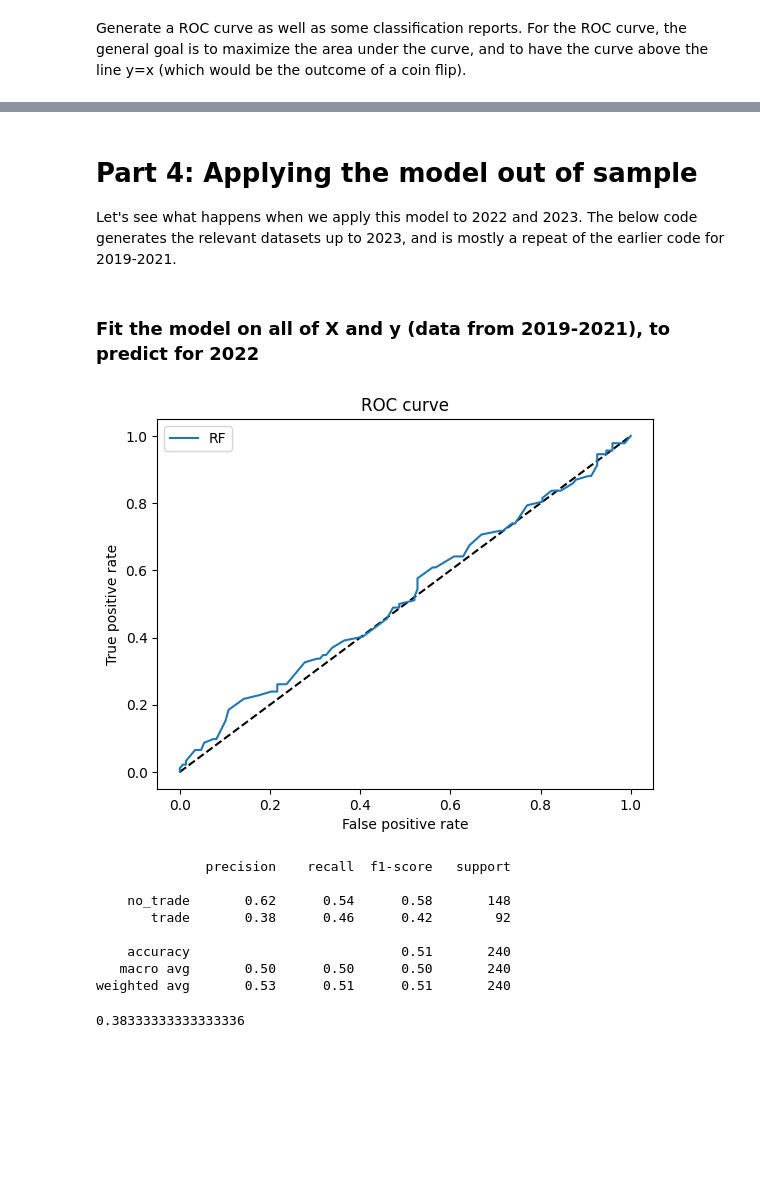
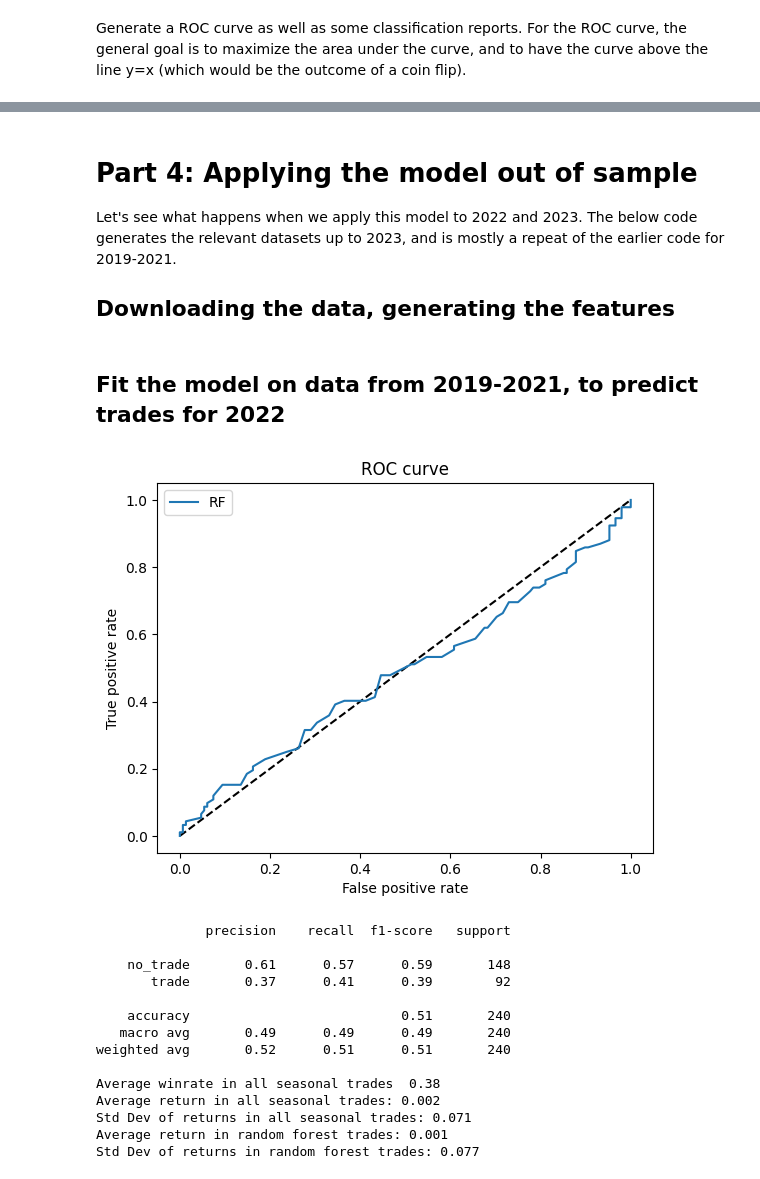
Before and after one commit to raywang202/technical-trading, a Jupyter notebook: Stock ML technical.ipynb, the cells around one changed output, grey strips where cells are left out. Drawn from its saved outputs; the diff is of its cells as text; code cells hidden in the pictures; blank space fills up the shorter version.

```diff
--- a/Stock ML technical.ipynb
+++ b/Stock ML technical.ipynb
@@ -197,16 +200,12 @@ Also compute the actual returns for each seasonal trade.
 # %%
 # Select the top 10 trades per trade window, meeting the criteria
 long_positions = all_returns[(all_returns['annualized r'] > 0.4) &
-(all_returns.up >= 6) & (all_returns['avg r'] > .015)].sort_values(
+(all_returns.up >= 6) & (all_returns['avg r'] > .02)].sort_values(
     'Sharpe Long', ascending=False).groupby('trade window').head(10)
 
 # Define the feature functions
 
 # Historical winrates
-long_positions['past1yr'] = long_positions.apply(lambda row: historical_up_rate(
-    data, row['Symbol'], row['start date'][5:10], row['end date'],
-    int(row['trade year']) - 1, int(row['trade year']) - 1), axis=1)
-
 long_positions['past3yr'] = long_positions.apply(lambda row: historical_up_rate(
     data, row['Symbol'], row['start date'][5:10], row['end date'],
     int(row['trade year']) - 3, int(row['trade year']) - 1), axis=1)
@@ -228,7 +227,6 @@ data_no_backfill = data[data.index == data['Price Date']]
 def get_ewm_vol(data, symbol, date, span=10):
     stock_rets = np.log(data[symbol] / data[symbol].shift(1)).shift(1)
     return stock_rets.ewm(span).std().loc[date]
-
 
 long_positions['ewm_vol'] = long_positions.apply(lambda row: get_ewm_vol(
     data_no_backfill, row['Symbol'], data.loc[row['start date']]['Price Date'],
@@ -258,7 +256,6 @@ long_positions['yesterday_ret'] = long_positions.apply(
                                   days_back=1), axis=1)
 
 # Get SP500 EWM vol/average ratio and yesterday returns, making sure not to backfill
-
 spx = pd.DataFrame(yf.download('^SPX', start_date, end_date)['Adj Close'])
 all_dates = pd.date_range(start_date, end_date)
 
@@ -411,4 +433,6 @@ Precision is the metric we care the most about, since we "lose nothing" by not p
 # Part 4: Applying the model out of sample
 
 Let's see what happens when we apply this model to 2022 and 2023. The below code generates the relevant datasets up to 2023, and is mostly a repeat of the earlier code for 2019-2021.
+
+## Downloading the data, generating the features
 # %%
@@ -466,7 +490,8 @@ later_returns['trade year']=later_returns['trade window'].str.slice(0,4)
 later_returns = pd.read_csv('seasonal_trades_2022_2023.csv')
 
 later_long_positions = later_returns[(later_returns['annualized r'] > 0.4) &
-                                     (later_returns.up >= 6) & later_returns['avg r'] > .015].sort_values(
+                                     (later_returns.up >= 6) &
+                                     later_returns['avg r'] > .02].sort_values(
     'Sharpe Long', ascending=False).groupby('trade window').head(10)
 
 # Calculate the feature values
@@ -506,50 +531,62 @@ later_long_positions['sp500_yest_ret'] = later_long_positions.apply(
 later_long_positions['actual_return'] = later_long_positions.apply(
     lambda row: get_actual_return(data, row['Symbol'], row['start date'],
         str(row['trade year']) + '-' + row['end date']), axis=1)
+
+later_long_positions['outcome'] = np.where(
+    later_long_positions['actual_return'] > 0.02, 1, 0)
 # %% [markdown]
-### Fit the model on all of X and y (data from 2019-2021), to predict for 2022
+## Fit the model on data from 2019-2021, to predict trades for 2022
 # %%
-model = RandomForestClassifier(random_state = np.random.seed(5555))
-model.fit(X, y)
+model = RandomForestClassifier(random_state = np.random.seed(1234))
+model.fit(X, y) # Note that X and y were from the initial dataset, from 2019-2021
 
 long_2022 = later_long_positions[later_long_positions['trade year'] == 2022]
 X_2022 = long_2022[['past3yr', 'past5yr','ewm_vol', 'long_momentum',
                     'yesterday_ret','sp500_ewm_vol', 'sp500_ewma',
                     'sp500_yest_ret']].values
-y_2022 = np.where(long_2022['actual_return'] > 0.02, 1, 0)
+y_2022 = long_2022['outcome'].values
 
 rf_trade_2022_prob = model.predict_proba(X_2022)[:, 1]
 rf_trade_2022 = model.predict(X_2022)
 fpr_rf, tpr_rf, _ = roc_curve(y_2022, rf_trade_2022_prob)
 
 plt.figure(1)
 plt.plot([0, 1], [0, 1], 'k--')
 plt.plot(fpr_rf, tpr_rf, label='RF')
 plt.xlabel('False positive rate')
 plt.ylabel('True positive rate')
 plt.title('ROC curve')
 plt.legend(loc='best')
 plt.show()
 
 
 print(classification_report(y_2022, rf_trade_2022,
                             target_names=['no_trade', 'trade']))
 
-y_2022.mean() # 38.3% of all trades in 2022,
-#y_2022[rf_trade_2022==1].mean()
-
-
-# long_2022['actual_return'].mean()
-# long_2022[rf_trade_2022==1]['actual_return'].mean()
+print('Average winrate in all seasonal trades %5.2f' %
+      long_2022['outcome'].mean())
+print('Average return in all seasonal trades: %5.3f' %
+      long_2022['actual_return'].mean())
+print('Std Dev of returns in all seasonal trades: %5.3f' %
+      long_2022['actual_return'].std())
+print('Average return in random forest trades: %5.3f' %
+      long_2022[rf_trade_2022==1]['actual_return'].mean())
+print('Std Dev of returns in random forest trades: %5.3f' %
+      long_2022[rf_trade_2022==1]['actual_return'].std())
 # %% [output]
-[figure, old version]
+[figure, new version]
               precision    recall  f1-score   support
 
-    no_trade       0.62      0.54      0.58       148
-       trade       0.38      0.46      0.42        92
+    no_trade       0.61      0.57      0.59       148
+       trade       0.37      0.41      0.39        92
 
     accuracy                           0.51       240
-   macro avg       0.50      0.50      0.50       240
-weighted avg       0.53      0.51      0.51       240
+   macro avg       0.49      0.49      0.49       240
+weighted avg       0.52      0.51      0.51       240
+
+Average winrate in all seasonal trades  0.38
+Average return in all seasonal trades: 0.002
+Std Dev of returns in all seasonal trades: 0.071
+Average return in random forest trades: 0.001
+Std Dev of returns in random forest trades: 0.077
-0.38333333333333336
 # %% [markdown]
```
Also changed, not shown: parts of 30 cells of this notebook, 2 other files.
